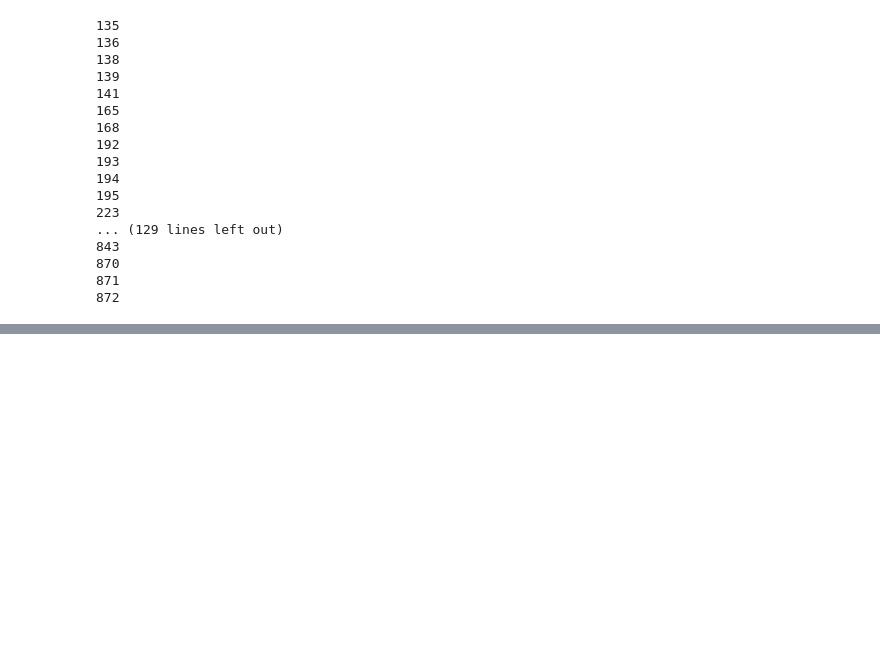
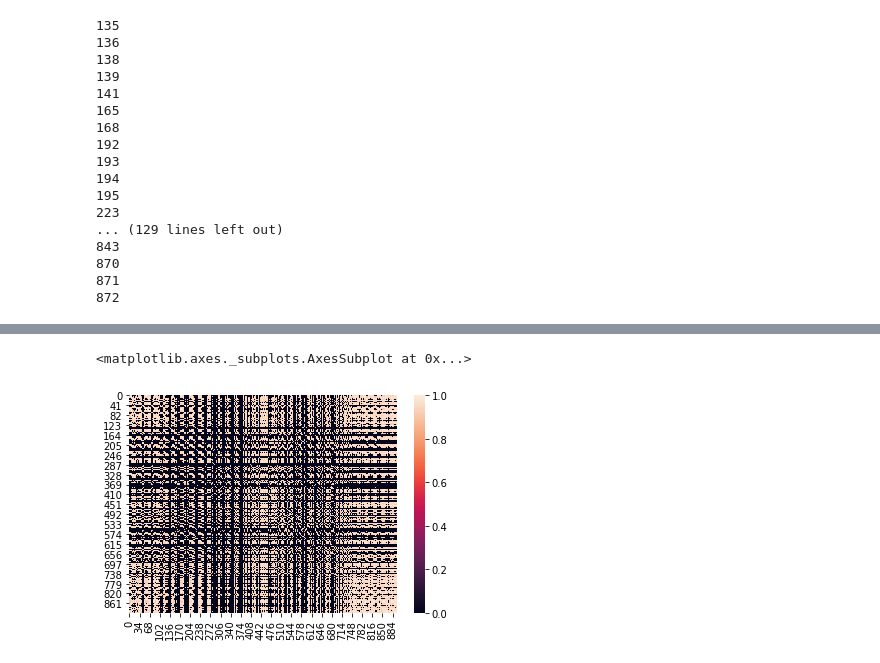
Before and after one commit to Elliebababa/MobileTrafficPrediction, a Jupyter notebook: src/models/kegra/generate_weight_matrix.ipynb, the cells around one changed output, grey strips where cells are left out. Cells and saved outputs as stored; diff of their text form; code cells hidden in the pictures; blank space fills up the shorter version.

```diff
--- a/src/models/kegra/generate_weight_matrix.ipynb
+++ b/src/models/kegra/generate_weight_matrix.ipynb
@@ -149,0 +174,4 @@ for i,sss in enumerate(ss):
+# %%
+weii = wei
+# %%
+weii[np.where(weii<0.9)] = 0
@@ -149,0 +180,5 @@ for i,sss in enumerate(ss):
+# %%
+sns.heatmap(weii)
+# %% [output]
+<matplotlib.axes._subplots.AxesSubplot at 0x...>
+[figure, added]
```
Also changed, not shown: parts of 6 cells of this notebook, 2 other files.
